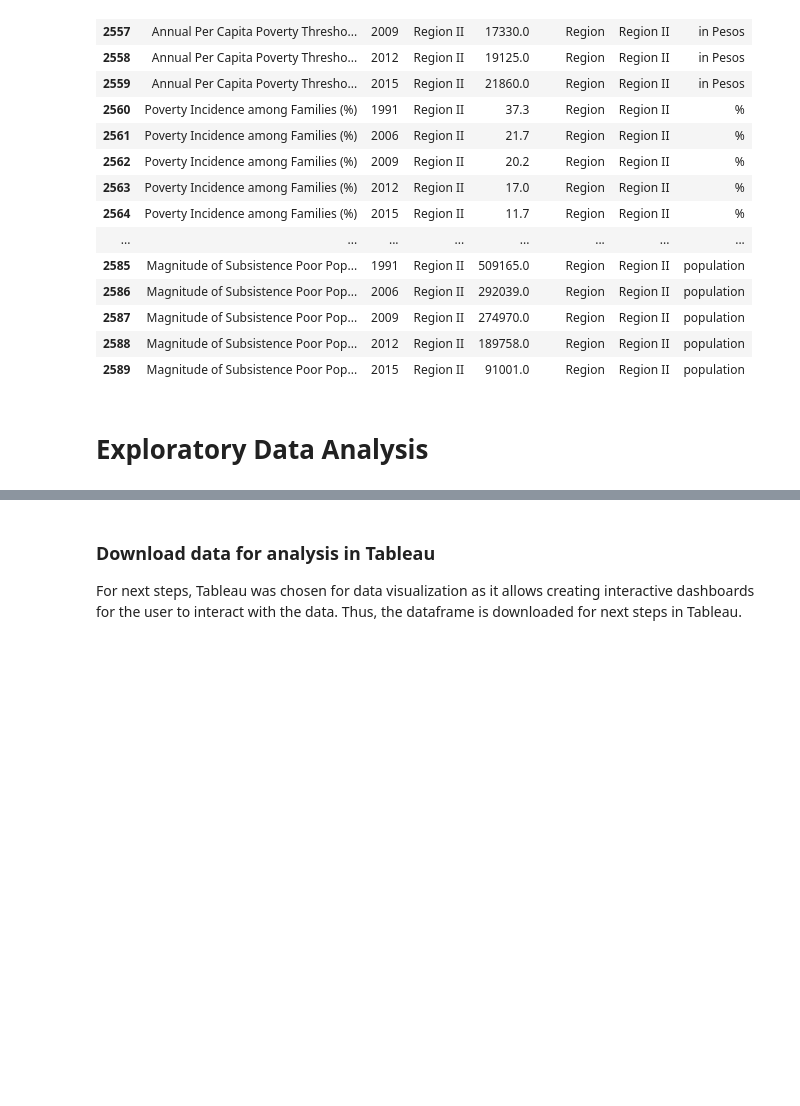
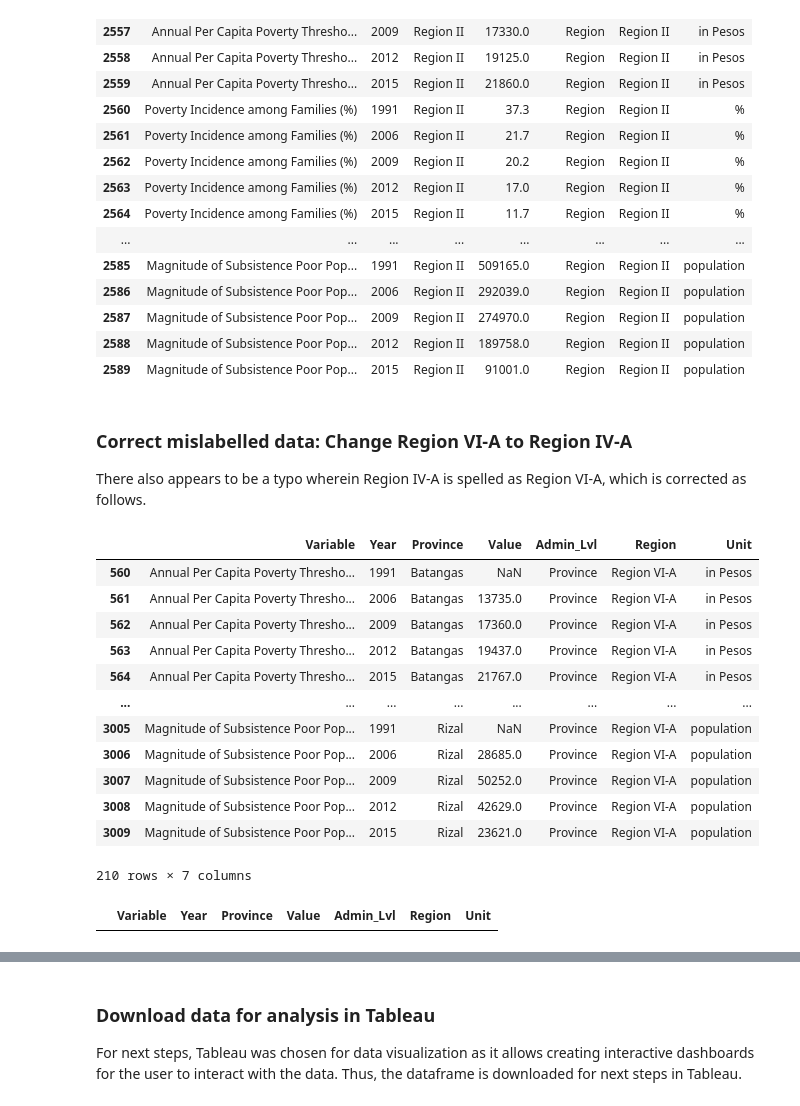
Before and after one commit to IrishMorales/ph-poverty-statistics, a Jupyter notebook: ph-poverty-statistics.ipynb, the cells around one changed output, grey strips where cells are left out. Drawn from its saved outputs; the diff is of its cells as text; code cells hidden in the pictures; blank space fills up the shorter version.

```diff
--- a/ph-poverty-statistics.ipynb
+++ b/ph-poverty-statistics.ipynb
@@ -599,5 +598,31 @@ df.loc[mislabelled.index]
 | 2587 | Magnitude of Subsistence Poor Pop... | 2009 | Region II | 274970.0 | Region | Region II | population |
 | 2588 | Magnitude of Subsistence Poor Pop... | 2012 | Region II | 189758.0 | Region | Region II | population |
 | 2589 | Magnitude of Subsistence Poor Pop... | 2015 | Region II | 91001.0 | Region | Region II | population |
-# %% [markdown]
-# Exploratory Data Analysis
+# %% [markdown]
+### Correct mislabelled data: Change Region VI-A to Region IV-A
+There also appears to be a typo wherein Region IV-A is spelled as Region VI-A, which is corrected as follows.
+# %%
+# Check for mislabelled rows
+df.query('Region == "Region VI-A"')
+# %% [output]
+|  | Variable | Year | Province | Value | Admin_Lvl | Region | Unit |
+| 560 | Annual Per Capita Poverty Thresho... | 1991 | Batangas | NaN | Province | Region VI-A | in Pesos |
+| 561 | Annual Per Capita Poverty Thresho... | 2006 | Batangas | 13735.0 | Province | Region VI-A | in Pesos |
+| 562 | Annual Per Capita Poverty Thresho... | 2009 | Batangas | 17360.0 | Province | Region VI-A | in Pesos |
+| 563 | Annual Per Capita Poverty Thresho... | 2012 | Batangas | 19437.0 | Province | Region VI-A | in Pesos |
+| 564 | Annual Per Capita Poverty Thresho... | 2015 | Batangas | 21767.0 | Province | Region VI-A | in Pesos |
+| ... | ... | ... | ... | ... | ... | ... | ... |
+| 3005 | Magnitude of Subsistence Poor Pop... | 1991 | Rizal | NaN | Province | Region VI-A | population |
+| 3006 | Magnitude of Subsistence Poor Pop... | 2006 | Rizal | 28685.0 | Province | Region VI-A | population |
+| 3007 | Magnitude of Subsistence Poor Pop... | 2009 | Rizal | 50252.0 | Province | Region VI-A | population |
+| 3008 | Magnitude of Subsistence Poor Pop... | 2012 | Rizal | 42629.0 | Province | Region VI-A | population |
+| 3009 | Magnitude of Subsistence Poor Pop... | 2015 | Rizal | 23621.0 | Province | Region VI-A | population |
+210 rows × 7 columns
+# %%
+# Fix typo
+df = df.replace('Region VI-A', 'Region IV-A')
+
+# Verify typos have been fixed
+df.query('Region == "Region VI-A"')
+# %% [output]
+|  | Variable | Year | Province | Value | Admin_Lvl | Region | Unit |
```
Also changed, not shown: parts of 43 cells of this notebook, 4 other files.
